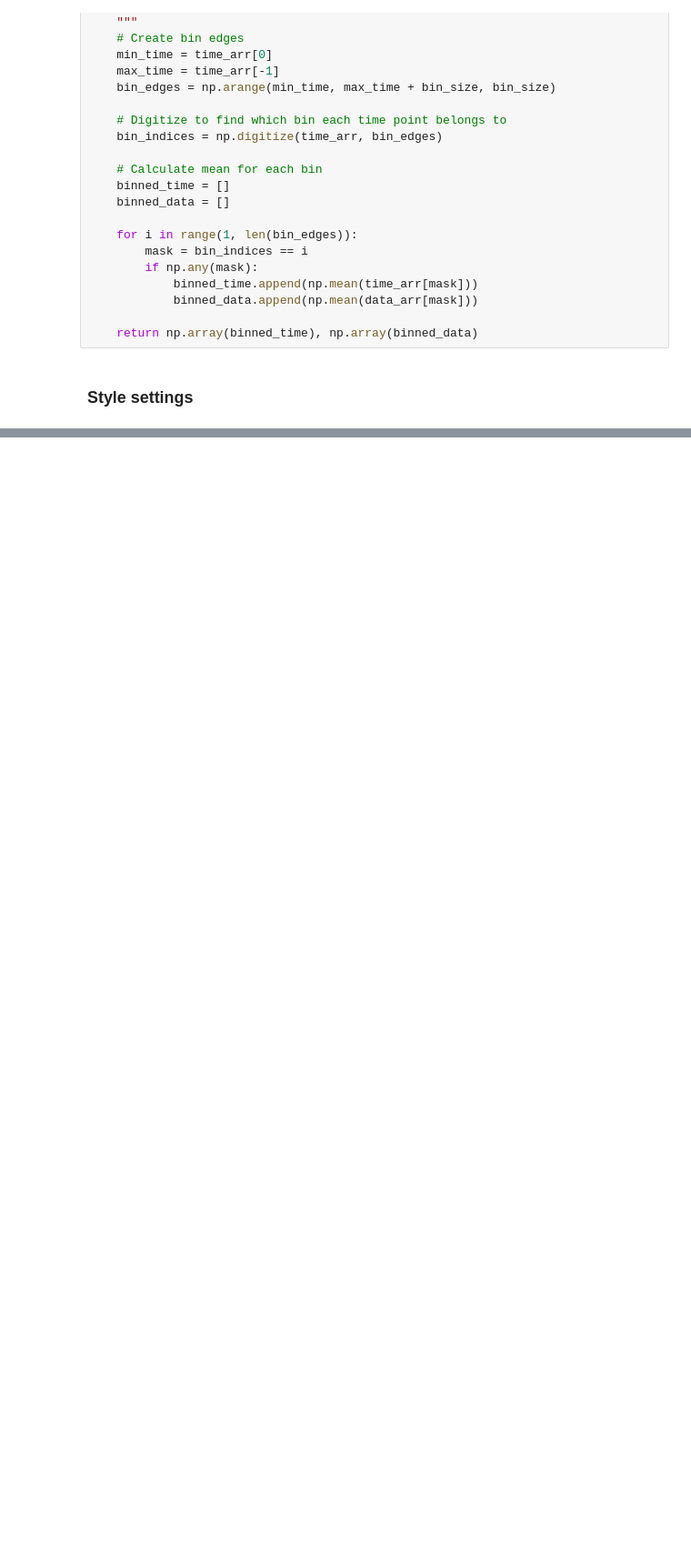
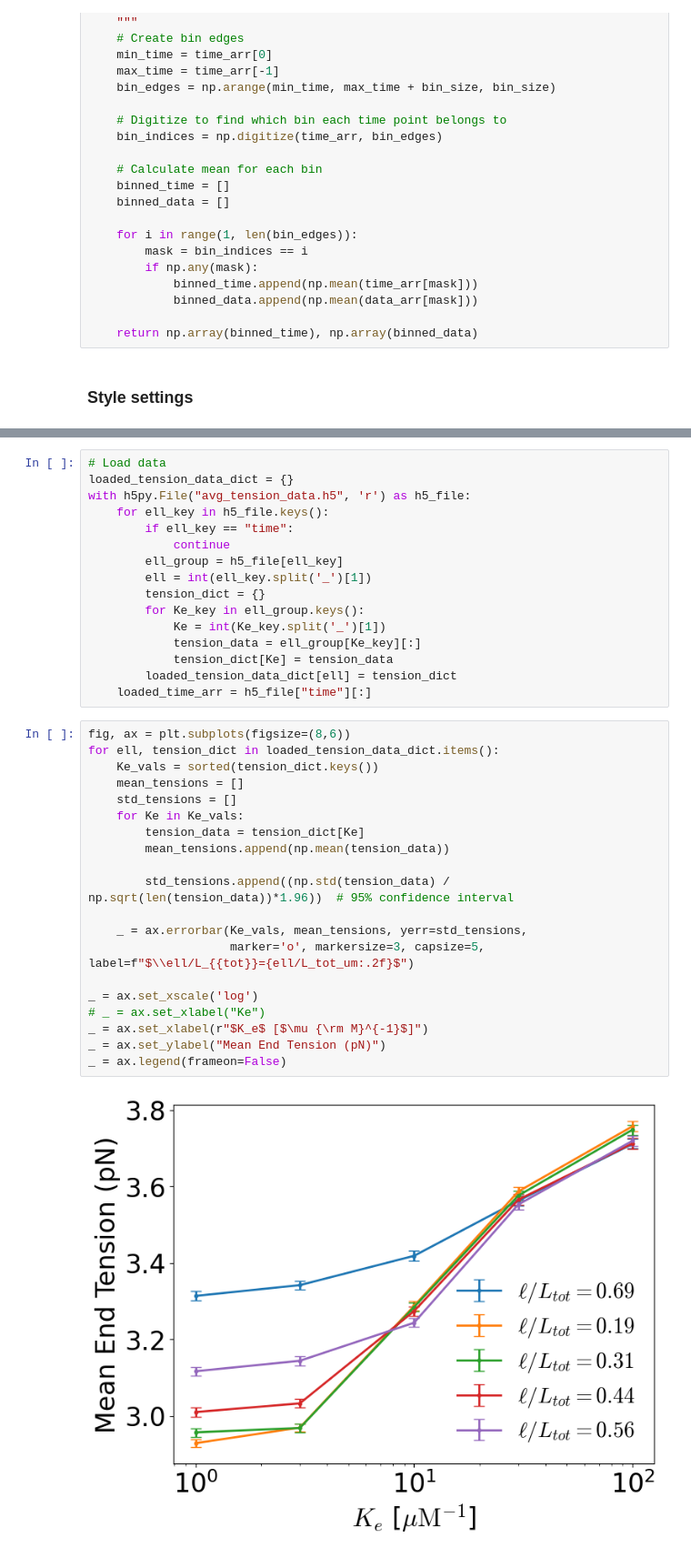
Before and after one commit to flatironinstitute/aLENS_analysis, a Jupyter notebook: notebooks/chromatin_notebooks/Dyn_cond_figs/tension.ipynb, the cells around one changed output, grey strips where cells are left out. Shown at 91% size. Drawn from its saved outputs; the diff is of its cells as text; blank space fills up the shorter version.

```diff
--- a/notebooks/chromatin_notebooks/Dyn_cond_figs/tension.ipynb
+++ b/notebooks/chromatin_notebooks/Dyn_cond_figs/tension.ipynb
@@ -119,0 +122,38 @@ plt.rcParams['image.cmap'] = 'YlOrRd'
+# %%
+# Load data
+loaded_tension_data_dict = {}
+with h5py.File("avg_tension_data.h5", 'r') as h5_file:
+    for ell_key in h5_file.keys():
+        if ell_key == "time":
+            continue
+        ell_group = h5_file[ell_key]
+        ell = int(ell_key.split('_')[1])
+        tension_dict = {}
+        for Ke_key in ell_group.keys():
+            Ke = int(Ke_key.split('_')[1])
+            tension_data = ell_group[Ke_key][:]
+            tension_dict[Ke] = tension_data
+        loaded_tension_data_dict[ell] = tension_dict
+    loaded_time_arr = h5_file["time"][:]
+# %%
+fig, ax = plt.subplots(figsize=(8,6))
+for ell, tension_dict in loaded_tension_data_dict.items():
+    Ke_vals = sorted(tension_dict.keys())
+    mean_tensions = []
+    std_tensions = []
+    for Ke in Ke_vals:
+        tension_data = tension_dict[Ke]
+        mean_tensions.append(np.mean(tension_data))
+
+        std_tensions.append((np.std(tension_data) / np.sqrt(len(tension_data))*1.96))  # 95% confidence interval
+
+    _ = ax.errorbar(Ke_vals, mean_tensions, yerr=std_tensions,
+                    marker='o', markersize=3, capsize=5, label=f"$\\ell/L_{{tot}}={ell/L_tot_um:.2f}$")
+
+_ = ax.set_xscale('log')
+# _ = ax.set_xlabel("Ke")
+_ = ax.set_xlabel(r"$K_e$ [$\mu {\rm M}^{-1}$]")
+_ = ax.set_ylabel("Mean End Tension (pN)")
+_ = ax.legend(frameon=False)
+# %% [output]
+[figure, added]
```
Also changed, not shown: parts of 23 cells of this notebook, 2 other files.
